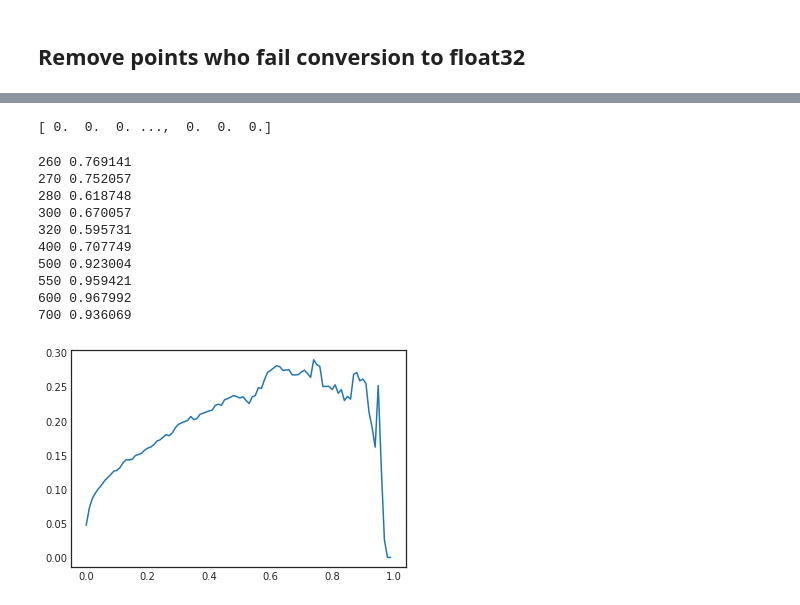
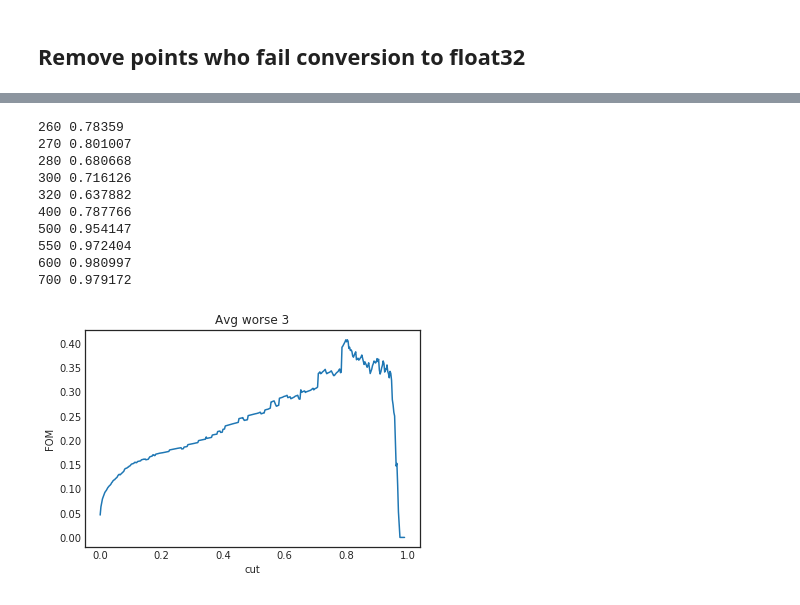
Before and after one commit to SrGonao/estagio, a Jupyter notebook: ML/classifiers/bdt/BDT.ipynb, the cells around one changed output, grey strips where cells are left out. Cells and saved outputs as stored; diff of their text form; code cells hidden in the pictures.

```diff
--- a/ML/classifiers/bdt/BDT.ipynb
+++ b/ML/classifiers/bdt/BDT.ipynb
@@ -158,7 +122,7 @@ trainFeatures = [var for var in allData.columns if var not in genFeatures] #Reco
 # %%
 pTEtaPhi = [var for var in trainFeatures for x in ['phi', 't_1_mass'] if x in var] # 'pT', 'eta',
 other = [var for var in trainFeatures for x in ['diH_kinFit_prob'] if x in var]
-trainFeatures = [var for var in trainFeatures if var not in pTEtaPhi + other]
+trainFeatures = [var for var in trainFeatures if var not in pTEtaPhi]# + other]
 # %%
 fsFeatures = [var for var in trainFeatures for p in particles + ['mPT'] if p in var]
 shapes = [var for var in trainFeatures for x in ['aplan', 'dShape', 'spher', 'upsilon'] if x in var]
@@ -174,5 +146,5 @@ Training on 64 features ['t_0_pT', 't_0_eta', 't_0_mass', 't_1_pT', 't_1_eta', '
 # %%
-removeFromTrain = [700]
+removeFromTrain = []
 
 allDataTrainFeatures = allData
 
@@ -292,7 +303,3 @@ plt.show()
-# %%
-print(a)
-# %% [output]
-[ 0.  0.  0. ...,  0.  0.  0.]
 # %%
 backgroundTestData, signalTestData = [], []
 backgroundScore, signalScore = [], []
@@ -315,7 +322,6 @@ for mass in trainMasses:
     signalScore.append(model.predict_proba(var[classTrainFeatures])[:,1])
     print(mass, np.average(model.predict_proba(var[classTrainFeatures])[:,1]))
 
-
 for mass in removeFromTrain:
     selection = allData['gen_label'] == str(mass)
     var = allData[selection][classTrainFeatures]
@@ -323,34 +329,40 @@ for mass in removeFromTrain:
     signalTestData.append(var)
     signalScore.append(model.predict_proba(var[classTrainFeatures])[:,1])
     print(mass, np.average(model.predict_proba(var[classTrainFeatures])[:,1]))
+
+var = sorted(zip(trainMasses + removeFromTrain, signalTestData, signalScore))
+signalTestData, signalScore = [i[1] for i in var], [i[2] for i in var]
 # %% [output]
-260 0.769141
-270 0.752057
-280 0.618748
-300 0.670057
-320 0.595731
-400 0.707749
-500 0.923004
-550 0.959421
-600 0.967992
-700 0.936069
+260 0.78359
+270 0.801007
+280 0.680668
+300 0.716126
+320 0.637882
+400 0.787766
+500 0.954147
+550 0.972404
+600 0.980997
+700 0.979172
 # %%
 def FOMAfterCut(p):
     cutSignal, cutBackground = [], []
-    for data, scores in zip(signalTestData, signalScore):
-        cutSignal.append(data[(scores > p)])
+    for mass, data, scores in zip(masses, signalTestData, signalScore):
+        #NOTE: since this is using only the test data this must be divided by test_size
+        cutSignal.append(len(data[(scores > p)]) / (.2 if mass not in removeFromTrain else 1))
     for data, scores in zip(backgroundTestData, backgroundScore):
-        cutBackground.append(data[(scores > p)])
+        cutBackground.append(len(data[(scores > p)]) / .2)
 
     return calculateFOM(cutSignal, cutBackground, range(len(cutSignal)), range(len(cutBackground)))
 # %%
-x = np.linspace(0,.99,100)
+x = np.linspace(0,.99,400)
 y = []
 for i in x:
-    #NOTE: since this is using only the test data this must be divided by sqrt(test_size)
-    y.append(FOMAfterCut(i)/sqrt(.2))
+    y.append(FOMAfterCut(i))
 
+plt.xlabel('cut')
+plt.ylabel('FOM')
+plt.title('Avg worse 3')
 plt.plot(x, y)
 plt.show()
 # %% [output]
-[figure, old version]
+[figure, new version]
```
Also changed, not shown: parts of 23 cells of this notebook, 3 other files.
